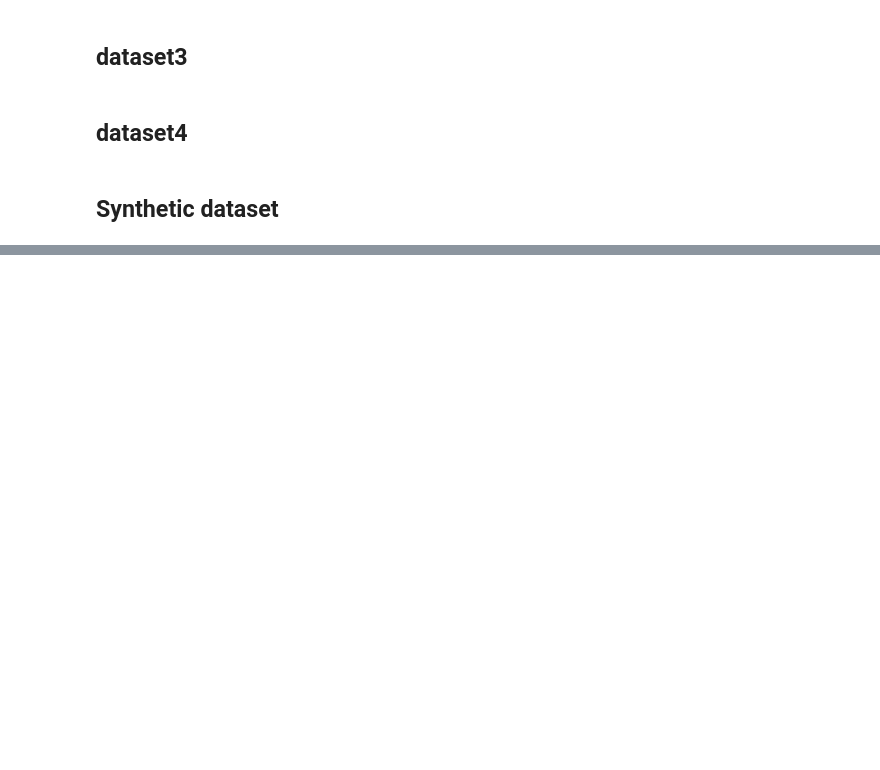
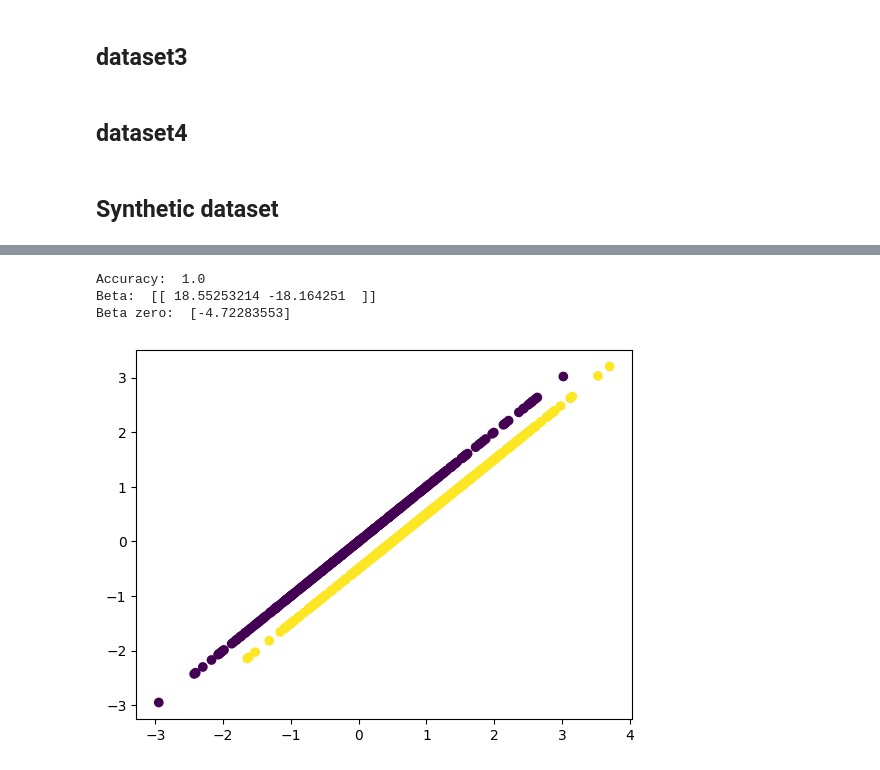
Before and after one commit to kwolny1/cyclic_coordinate_descent_algorithm, a Jupyter notebook: LogRegCCD_notebook.ipynb, the cells around one changed output, grey strips where cells are left out. Drawn from its saved outputs; the diff is of its cells as text; code cells hidden in the pictures; blank space fills up the shorter version.

```diff
--- a/LogRegCCD_notebook.ipynb
+++ b/LogRegCCD_notebook.ipynb
@@ -125,0 +256,14 @@ plt.show()
+# %%
+clf = LogisticRegression(random_state=42, penalty='l1', solver='saga').fit(synthetic_X, synthetic_y)
+print("Accuracy: ", clf.score(synthetic_X, synthetic_y))
+
+print("Beta: ", clf.coef_)
+print("Beta zero: ", clf.intercept_)
+y_pred_lg = clf.predict(synthetic_X)
+plt.scatter(synthetic_X.iloc[:,0], synthetic_X.iloc[:,1], c=y_pred_lg)
+plt.show()
+# %% [output]
+Accuracy:  1.0
+Beta:  [[ 18.55253214 -18.164251  ]]
+Beta zero:  [-4.72283553]
+[figure, added]
```
Also changed, not shown: parts of 12 cells of this notebook.
